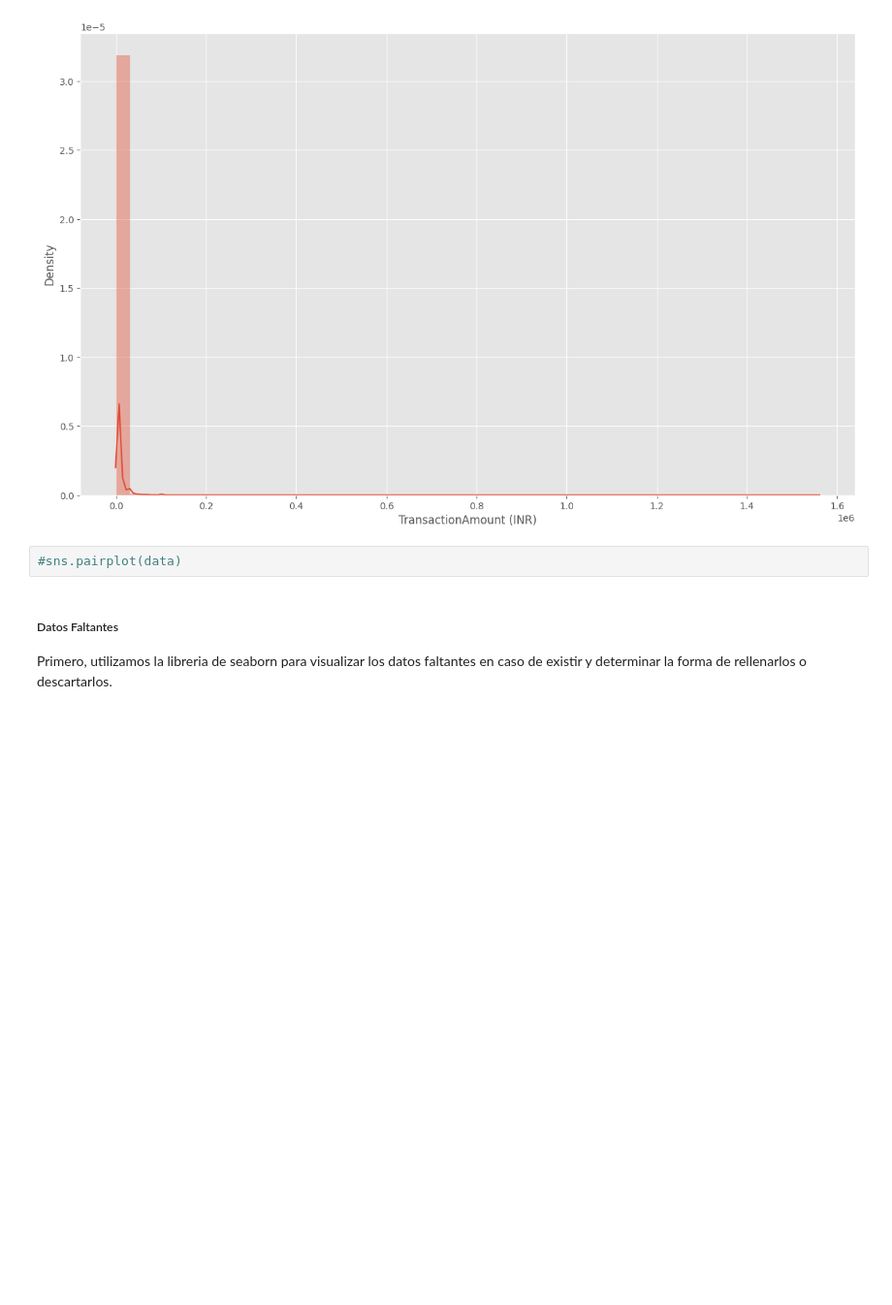
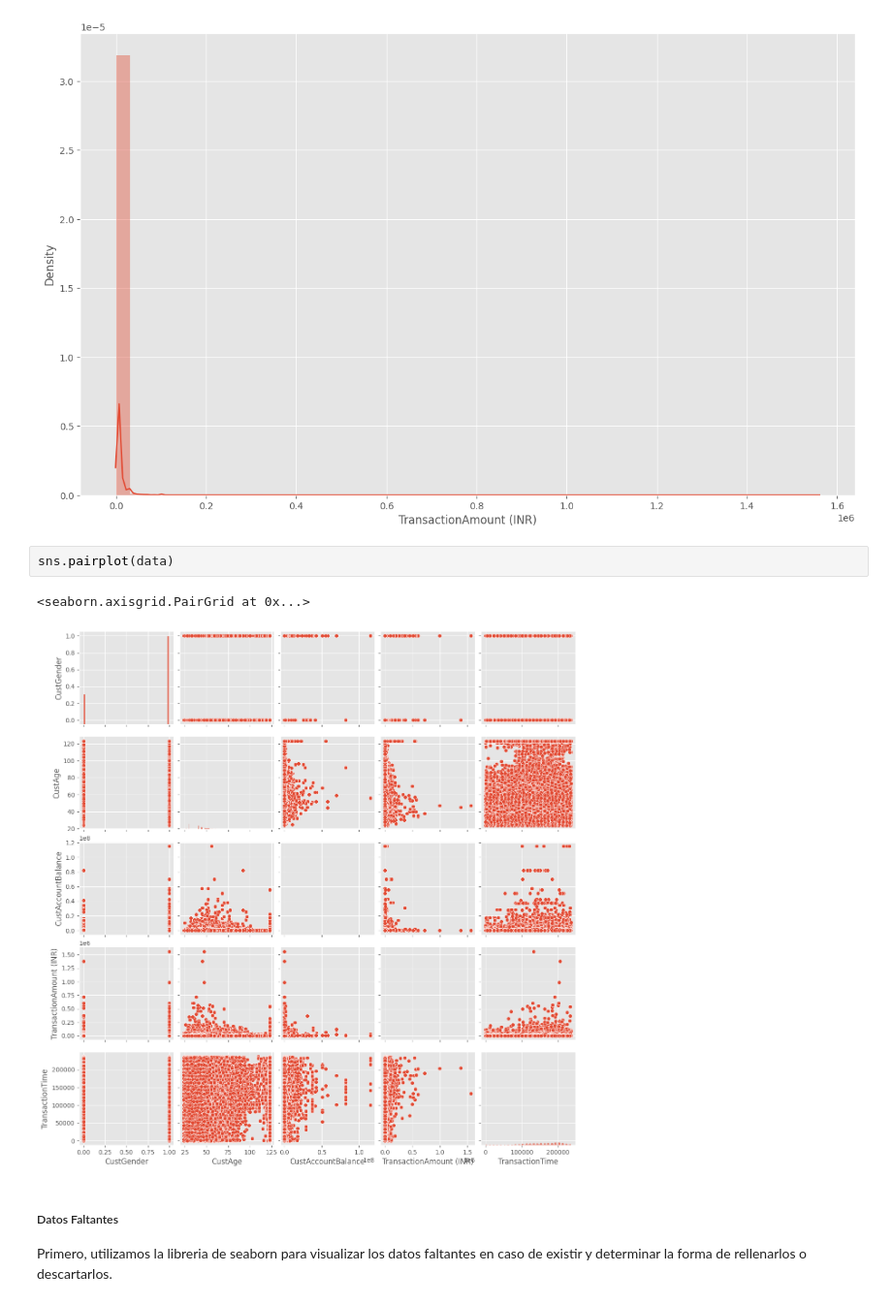
Before and after one commit to diego6ruiz/Lab8IA, a Jupyter notebook: Lab8.ipynb, the cells around one changed output. Shown at 97% size. Cells and saved outputs as stored; diff of their text form; blank space fills up the shorter version.

```diff
--- a/Lab8.ipynb
+++ b/Lab8.ipynb
@@ -72,7 +72,10 @@ https://gist.github.com/mwaskom/de44147ed2974457ad6372750bbe5751
   sns.distplot(data[stat])
 [figure]
 # %%
-#sns.pairplot(data)
+sns.pairplot(data)
+# %% [output]
+<seaborn.axisgrid.PairGrid at 0x...>
+[figure, added]
 # %% [markdown]
 ##### Datos Faltantes
 Primero, utilizamos la libreria de seaborn para visualizar los datos faltantes en caso de existir y determinar la forma de rellenarlos o descartarlos.
```
Also changed, not shown: parts of 1 cell of this notebook.
